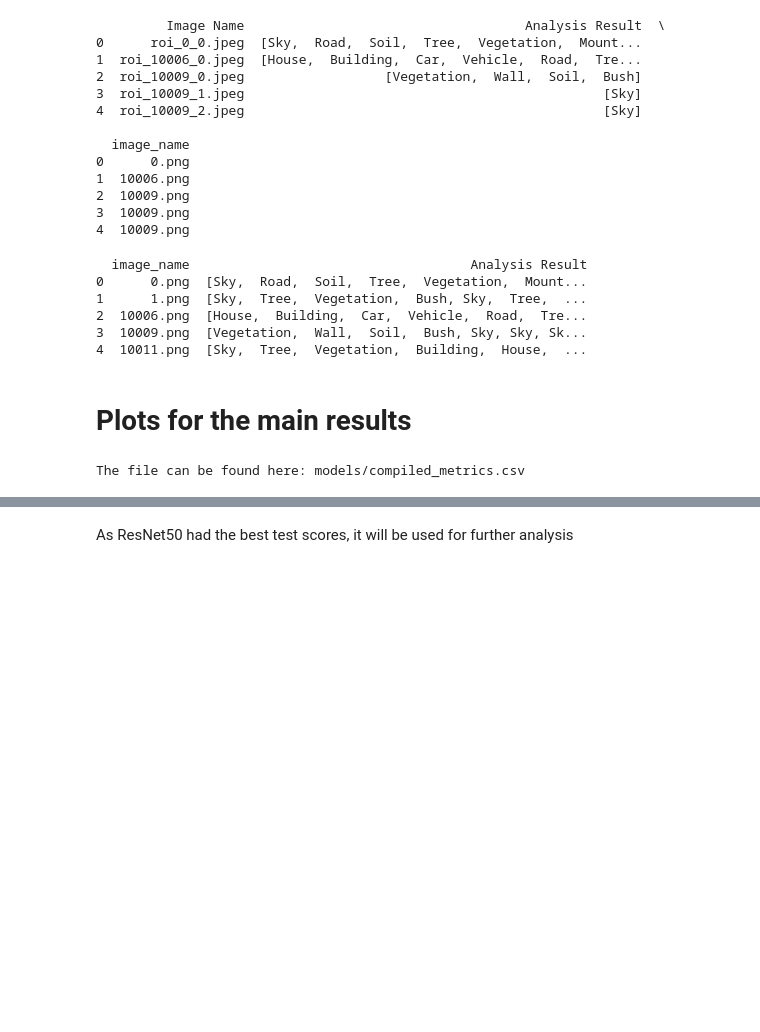
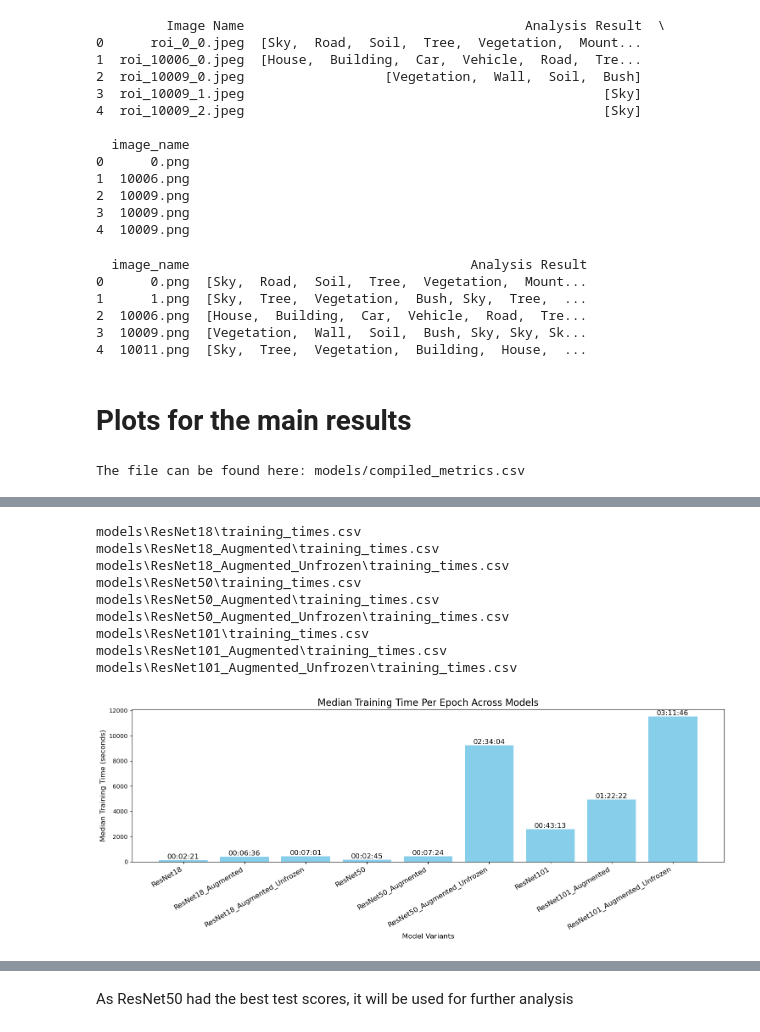
Before and after one commit to RiVuss/GeolocationGuesserAI, a Jupyter notebook: 5_analysis.ipynb, the cells around one changed output, grey strips where cells are left out. Drawn from its saved outputs; the diff is of its cells as text; code cells hidden in the pictures; blank space fills up the shorter version.

```diff
--- a/5_analysis.ipynb
+++ b/5_analysis.ipynb
@@ -246,0 +249,76 @@ plt.show()
+# %%
+import os
+import pandas as pd
+import matplotlib.pyplot as plt
+
+# Define the models and their respective directories
+model_directories = [
+    "ResNet18",
+    "ResNet18_Augmented",
+    "ResNet18_Augmented_Unfrozen",
+    "ResNet50",
+    "ResNet50_Augmented",
+    "ResNet50_Augmented_Unfrozen",
+    "ResNet101",
+    "ResNet101_Augmented",
+    "ResNet101_Augmented_Unfrozen"
+]
+
+# Initialize a dictionary to store median times for each model
+model_median_times = {}
+
+# Base directory containing the model folders
+base_directory = "models"  # Replace with the actual path
+
+# Iterate through each model directory and extract median training time
+for model in model_directories:
+    file_path = os.path.join(base_directory, model, "training_times.csv")
+    print(file_path)
+    if os.path.exists(file_path):
+        model_df = pd.read_csv(file_path)
+        median_time = model_df['training_time'].median()  # Calculate median time in seconds
+        model_median_times[model] = median_time
+
+# Convert median times to hours, minutes, and seconds for labels
+model_labels = []
+median_times_in_seconds = []
+formatted_time_labels = []
+
+
+for model, time_seconds in model_median_times.items():
+    median_times_in_seconds.append(time_seconds)
+    model_labels.append(model)
+    hours = int(time_seconds // 3600)
+    minutes = int((time_seconds % 3600) // 60)
+    seconds = int(time_seconds % 60)
+    formatted_time_labels.append(f"{hours:02}:{minutes:02}:{seconds:02}")
+
+# Create a bar chart to visualize training times
+plt.figure(figsize=(15, 6))
+bars = plt.bar(model_labels, median_times_in_seconds, color='skyblue')
+
+# Add time labels above bars
+for bar, label in zip(bars, formatted_time_labels):
+    height = bar.get_height()
+    plt.text(bar.get_x() + bar.get_width() / 2, height, label, ha='center', va='bottom', fontsize=12)
+
+# Customize the chart
+plt.xlabel('Model Variants', fontsize=12)
+plt.ylabel('Median Training Time (seconds)', fontsize=12)
+plt.title('Median Training Time Per Epoch Across Models', fontsize=16)
+plt.xticks(rotation=30, ha='right', fontsize=12)
+plt.tight_layout()
+
+# Display the chart
+plt.show()
+# %% [output]
+models\ResNet18\training_times.csv
+models\ResNet18_Augmented\training_times.csv
+models\ResNet18_Augmented_Unfrozen\training_times.csv
+models\ResNet50\training_times.csv
+models\ResNet50_Augmented\training_times.csv
+models\ResNet50_Augmented_Unfrozen\training_times.csv
+models\ResNet101\training_times.csv
+models\ResNet101_Augmented\training_times.csv
+models\ResNet101_Augmented_Unfrozen\training_times.csv
+[figure, added]
```
Also changed, not shown: parts of 4 cells of this notebook, 1 other file.
